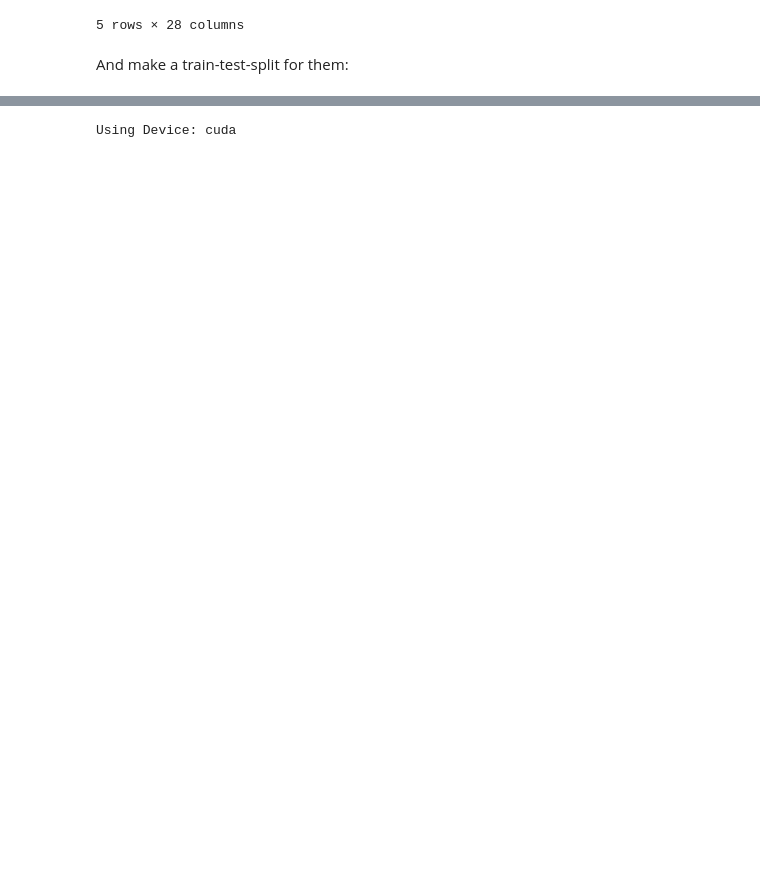
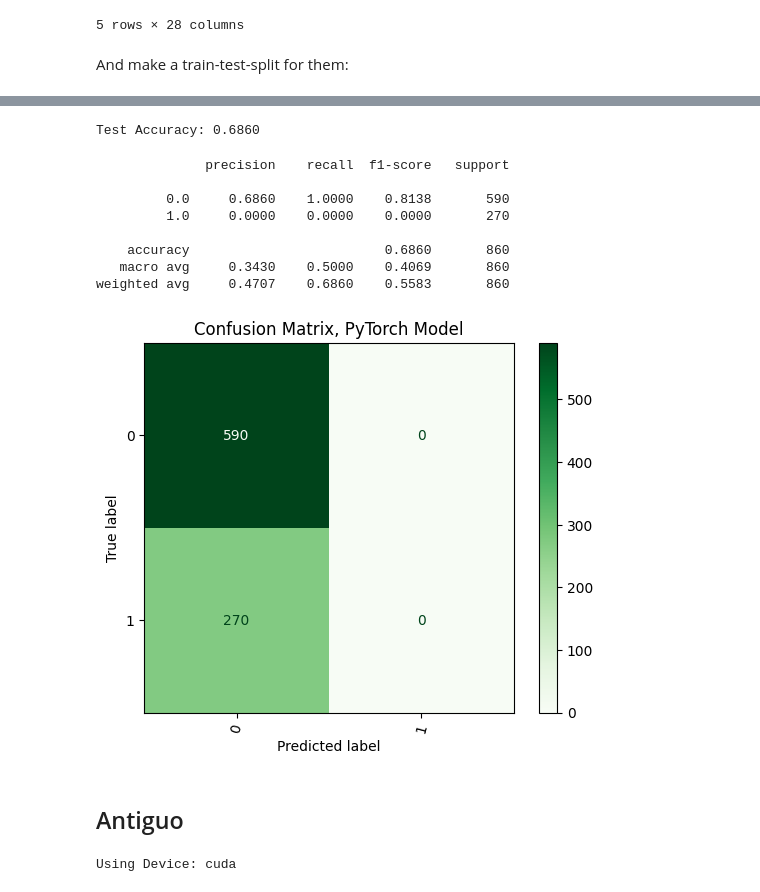
Before and after one commit to aiko-isnt-ded/text-mining-projects, a Jupyter notebook: 3Sentiment_Analysis_2_Electric_Boogaloo/proj3_nlp.ipynb, the cells around one changed output, grey strips where cells are left out. Drawn from its saved outputs; the diff is of its cells as text; code cells hidden in the pictures; blank space fills up the shorter version.

```diff
--- a/3Sentiment_Analysis_2_Electric_Boogaloo/proj3_nlp.ipynb
+++ b/3Sentiment_Analysis_2_Electric_Boogaloo/proj3_nlp.ipynb
@@ -337,0 +522,56 @@ X_train, X_test, y_train, y_test = train_test_split(X, y, test_size=0.2, random_
+# %%
+model.eval()
+with torch.no_grad():
+    correct = 0
+    total = 0
+    for pos_batch, ner_batch, labels in test_loader:
+        pos_batch = pos_batch.to(device)
+        ner_batch = ner_batch.to(device)
+        labels = labels.to(device)
+        outputs = model(pos_batch, ner_batch)
+        predicted = (outputs > 0.5).float()
+        correct += (predicted == labels).sum().item()
+        total += labels.size(0)
+    print(f"Test Accuracy: {correct/total:.4f}")
+# %% [output]
+Test Accuracy: 0.6860
+# %%
+# Set model to evaluation mode
+model.eval()
+device = torch.device("cuda" if torch.cuda.is_available() else "cpu")
+
+# Convert your test features to tensors if not already
+X_test_pos_t = torch.LongTensor(X_test_pos_padded).to(device)
+X_test_ner_t = torch.LongTensor(X_test_ner_padded).to(device)
+y_test_t     = torch.FloatTensor(y_test).unsqueeze(1).to(device)  # shape [N,1]
+
+with torch.no_grad():
+    outputs = model(X_test_pos_t, X_test_ner_t)
+    y_pred_t = (outputs > 0.5).long()  # Convert probabilities to 0/1 predictions
+
+# Move tensors to CPU and convert to numpy
+y_true_np = y_test_t.cpu().numpy()
+y_pred_np = y_pred_t.cpu().numpy()
+
+# Compute confusion matrix
+cm = confusion_matrix(y_true_np, y_pred_np)
+disp = ConfusionMatrixDisplay(cm)
+disp.plot(cmap='Greens')
+plt.xticks(rotation=75)
+plt.title('Confusion Matrix, PyTorch Model')
+
+# Classification report
+print(classification_report(y_true_np, y_pred_np, digits=4))
+plt.show()
+# %% [output]
+              precision    recall  f1-score   support
+
+         0.0     0.6860    1.0000    0.8138       590
+         1.0     0.0000    0.0000    0.0000       270
+
+    accuracy                         0.6860       860
+   macro avg     0.3430    0.5000    0.4069       860
+weighted avg     0.4707    0.6860    0.5583       860
+[figure, added]
+# %% [markdown]
+## Antiguo
```
Also changed, not shown: parts of 19 cells of this notebook.
